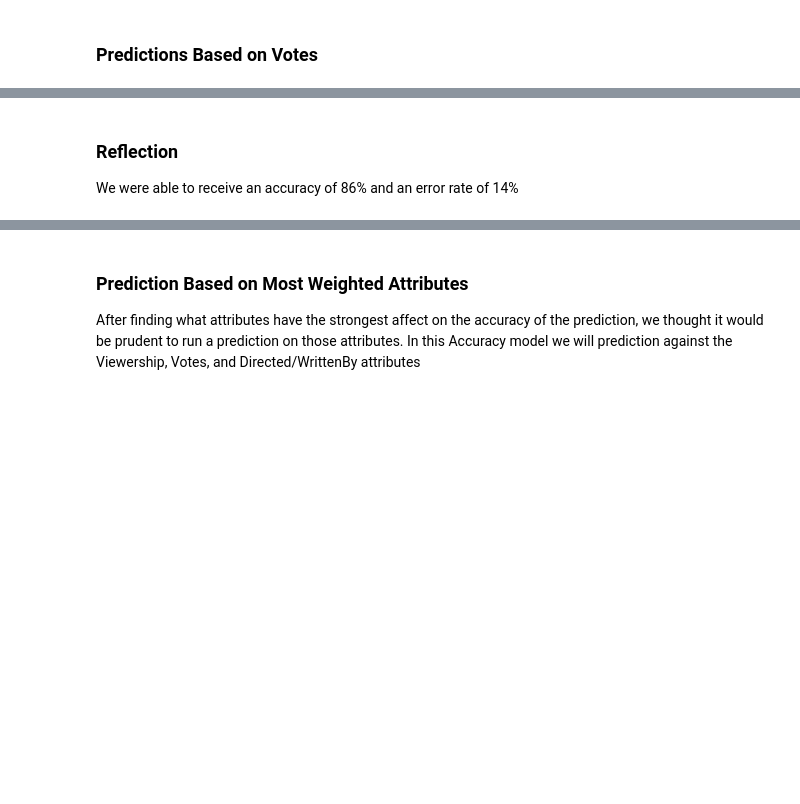
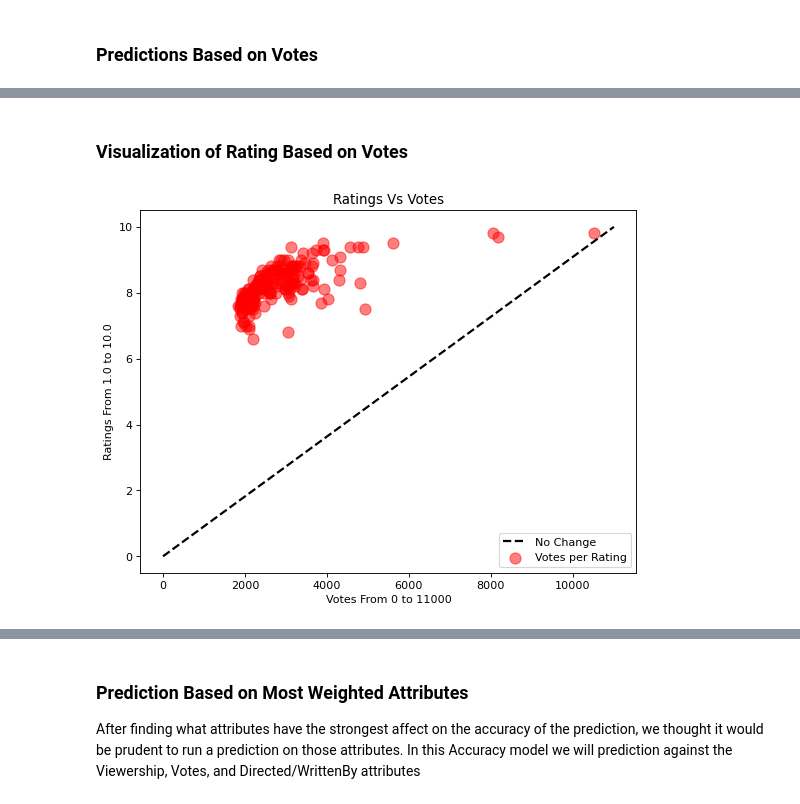
Before and after one commit to cdeide/CPSC-322-Final-Project, a Jupyter notebook: project_review.ipynb, the cells around one changed output, grey strips where cells are left out. Saved outputs shown, nothing was run; the diff lists cells and outputs as text; code cells hidden in the pictures; blank space fills up the shorter version.

```diff
--- a/project_review.ipynb
+++ b/project_review.ipynb
@@ -588,3 +639,16 @@ F-1:  0
-# %% [markdown]
-### Reflection
-We were able to receive an accuracy of 86% and an error rate of 14%
+# %% [markdown]
+### Visualization of Rating Based on Votes
+# %%
+# For Votes
+plt.figure(figsize=(8,6), dpi=80)
+x = [0,11000]
+y_plot = [0,10]
+plt.scatter(votes, ratings_list, s=100, c='red', alpha=0.5, label="Votes per Rating")
+plt.plot(x, y_plot, color='black', linestyle = "dashed", linewidth=2, label="No Change")
+plt.title("Ratings Vs Votes")
+plt.xlabel("Votes From 0 to 11000")
+plt.ylabel("Ratings From 1.0 to 10.0")
+plt.legend(loc = 4)
+plt.show()
+# %% [output]
+[figure, added]
```
Also changed, not shown: parts of 12 cells of this notebook, 2 other files.
